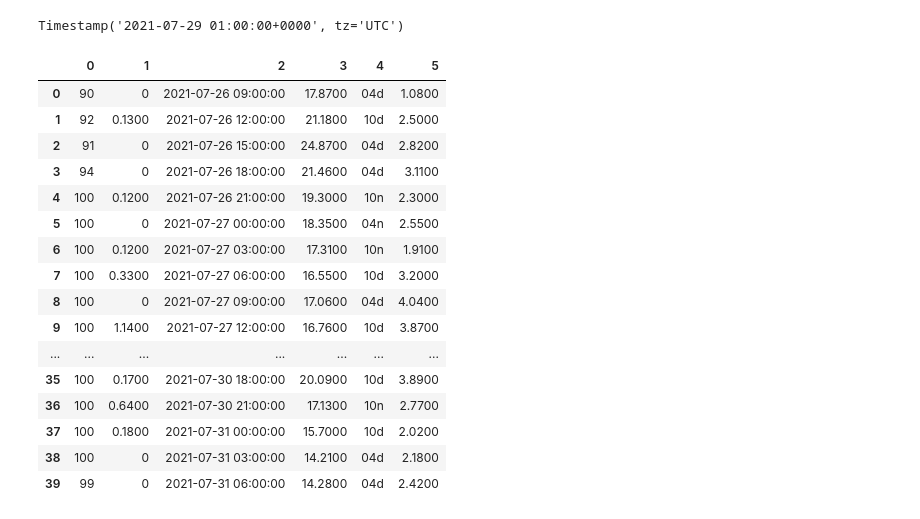
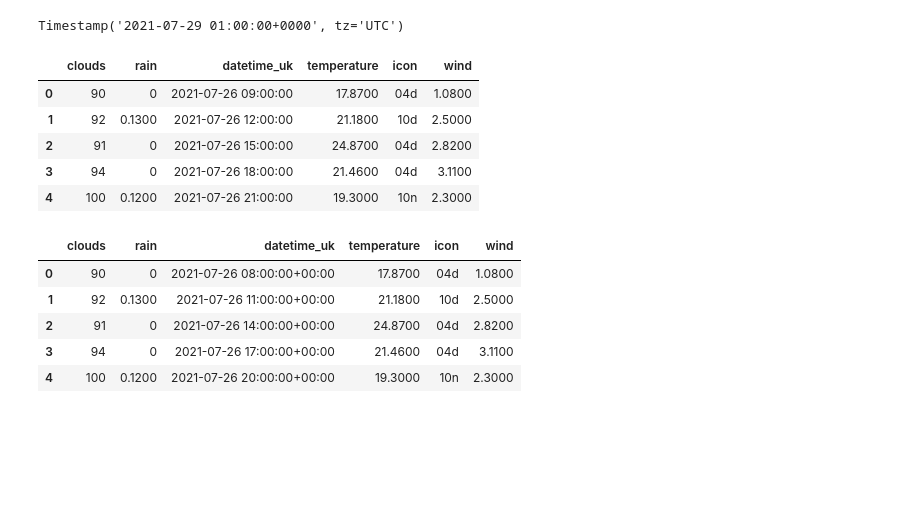
Before and after one commit to SANDEEP14380/SmartHomeNotifier, a Jupyter notebook: forecasting_energy_generation_analysis_v2.ipynb, the cells around one changed output. Cells and saved outputs as stored; diff of their text form; code cells hidden in the pictures; blank space fills up the shorter version.

```diff
--- a/forecasting_energy_generation_analysis_v2.ipynb
+++ b/forecasting_energy_generation_analysis_v2.ipynb
@@ -295,23 +295,14 @@ df_final.index[np.argmax(moving_aves)]
 Timestamp('2021-07-29 01:00:00+0000', tz='UTC')
 # %%
 weather = pd.read_json('energy_dashboard-master/data/weather.json').T
+# %%
+weather.columns = ['clouds', 'rain', 'datetime_uk','temperature', 'icon', 'wind']
 # %%
-weather
+weather.head()
 # %% [output]
-|  | 0 | 1 | 2 | 3 | 4 | 5 |
+|  | clouds | rain | datetime_uk | temperature | icon | wind |
 | 0 | 90 | 0 | 2021-07-26 09:00:00 | 17.8700 | 04d | 1.0800 |
 | 1 | 92 | 0.1300 | 2021-07-26 12:00:00 | 21.1800 | 10d | 2.5000 |
 | 2 | 91 | 0 | 2021-07-26 15:00:00 | 24.8700 | 04d | 2.8200 |
 | 3 | 94 | 0 | 2021-07-26 18:00:00 | 21.4600 | 04d | 3.1100 |
 | 4 | 100 | 0.1200 | 2021-07-26 21:00:00 | 19.3000 | 10n | 2.3000 |
-| 5 | 100 | 0 | 2021-07-27 00:00:00 | 18.3500 | 04n | 2.5500 |
-| 6 | 100 | 0.1200 | 2021-07-27 03:00:00 | 17.3100 | 10n | 1.9100 |
-| 7 | 100 | 0.3300 | 2021-07-27 06:00:00 | 16.5500 | 10d | 3.2000 |
-| 8 | 100 | 0 | 2021-07-27 09:00:00 | 17.0600 | 04d | 4.0400 |
-| 9 | 100 | 1.1400 | 2021-07-27 12:00:00 | 16.7600 | 10d | 3.8700 |
-| ... | ... | ... | ... | ... | ... | ... |
-| 35 | 100 | 0.1700 | 2021-07-30 18:00:00 | 20.0900 | 10d | 3.8900 |
-| 36 | 100 | 0.6400 | 2021-07-30 21:00:00 | 17.1300 | 10n | 2.7700 |
-| 37 | 100 | 0.1800 | 2021-07-31 00:00:00 | 15.7000 | 10d | 2.0200 |
-| 38 | 100 | 0 | 2021-07-31 03:00:00 | 14.2100 | 04d | 2.1800 |
-| 39 | 99 | 0 | 2021-07-31 06:00:00 | 14.2800 | 04d | 2.4200 |
@@ -317,0 +314,9 @@ weather
+# %%
+weather.head()
+# %% [output]
+|  | clouds | rain | datetime_uk | temperature | icon | wind |
+| 0 | 90 | 0 | 2021-07-26 08:00:00+00:00 | 17.8700 | 04d | 1.0800 |
+| 1 | 92 | 0.1300 | 2021-07-26 11:00:00+00:00 | 21.1800 | 10d | 2.5000 |
+| 2 | 91 | 0 | 2021-07-26 14:00:00+00:00 | 24.8700 | 04d | 2.8200 |
+| 3 | 94 | 0 | 2021-07-26 17:00:00+00:00 | 21.4600 | 04d | 3.1100 |
+| 4 | 100 | 0.1200 | 2021-07-26 20:00:00+00:00 | 19.3000 | 10n | 2.3000 |
```
Also changed, not shown: parts of 2 cells of this notebook.
